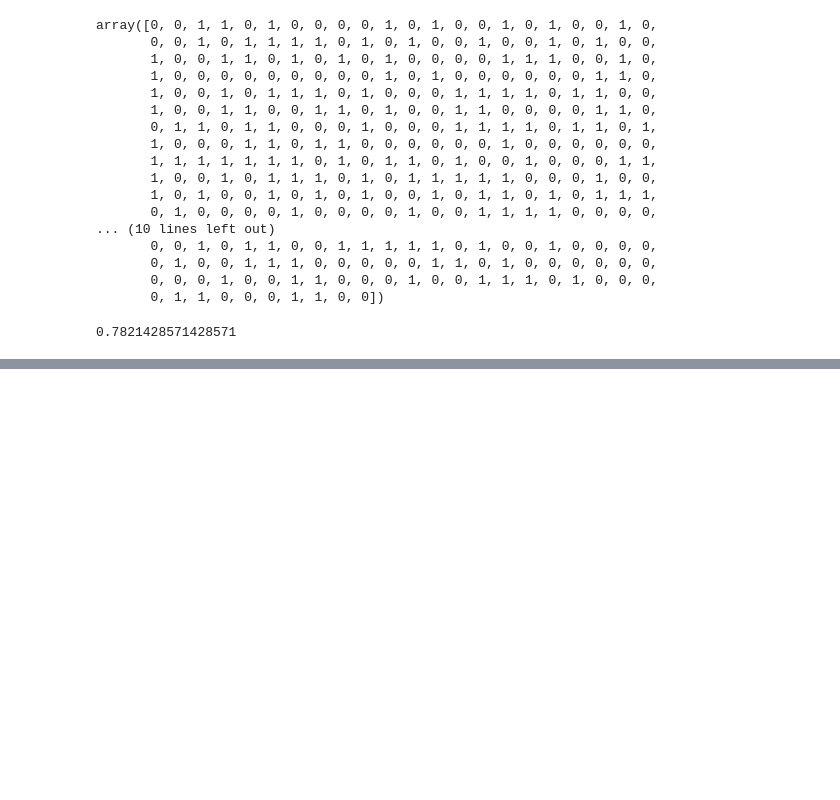
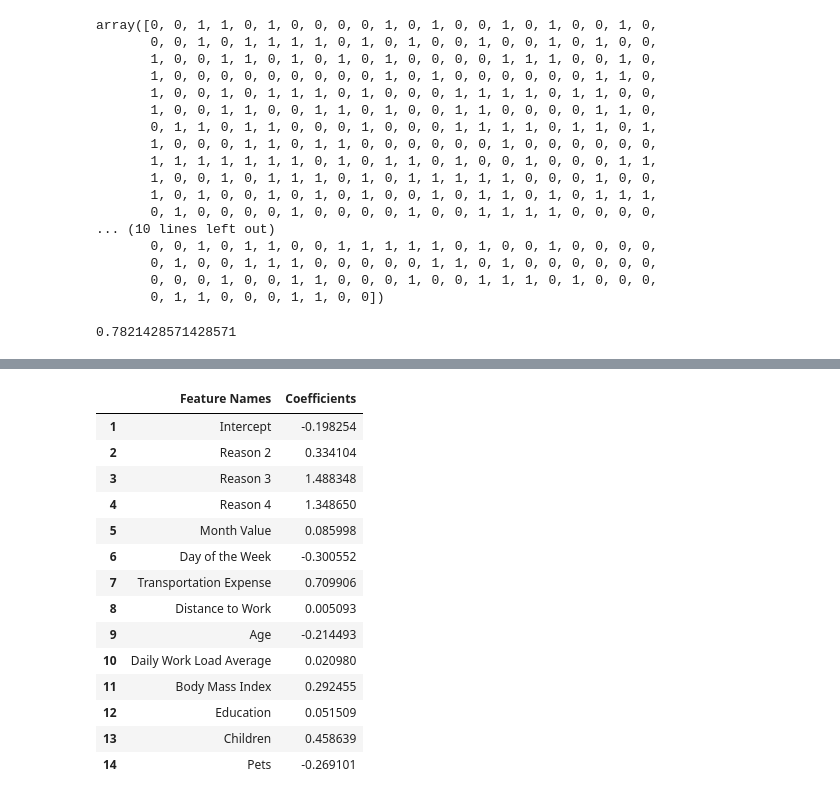
Before and after one commit to Rafsan7238/Data-Science_Udemy, a Jupyter notebook: Exercise/Final Project_Absenteeism/ML Model/logistic regression.ipynb, the cells around one changed output, grey strips where cells are left out. Drawn from its saved outputs; the diff is of its cells as text; code cells hidden in the pictures; blank space fills up the shorter version.

```diff
--- a/Exercise/Final Project_Absenteeism/ML Model/logistic regression.ipynb
+++ b/Exercise/Final Project_Absenteeism/ML Model/logistic regression.ipynb
@@ -240,0 +290,18 @@ acc
+# %%
+summary_table
+# %% [output]
+|  | Feature Names | Coefficients |
+| 1 | Intercept | -0.198254 |
+| 2 | Reason 2 | 0.334104 |
+| 3 | Reason 3 | 1.488348 |
+| 4 | Reason 4 | 1.348650 |
+| 5 | Month Value | 0.085998 |
+| 6 | Day of the Week | -0.300552 |
+| 7 | Transportation Expense | 0.709906 |
+| 8 | Distance to Work | 0.005093 |
+| 9 | Age | -0.214493 |
+| 10 | Daily Work Load Average | 0.020980 |
+| 11 | Body Mass Index | 0.292455 |
+| 12 | Education | 0.051509 |
+| 13 | Children | 0.458639 |
+| 14 | Pets | -0.269101 |
```
Also changed, not shown: parts of 8 cells of this notebook.
